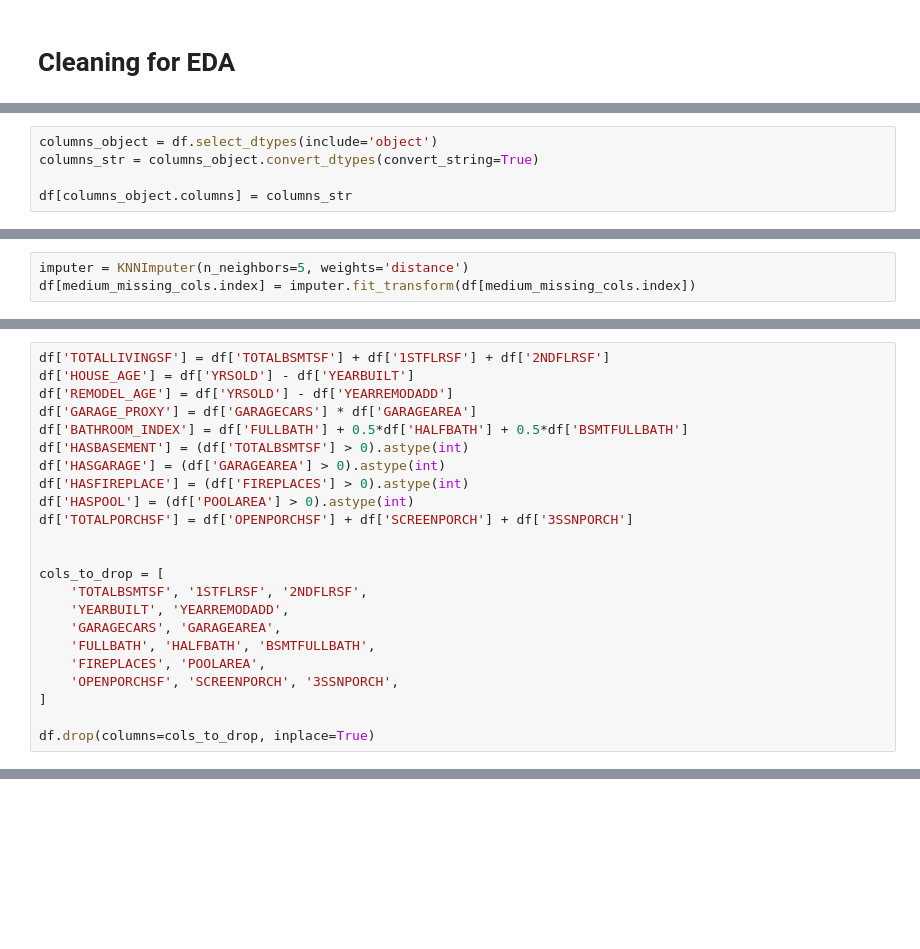
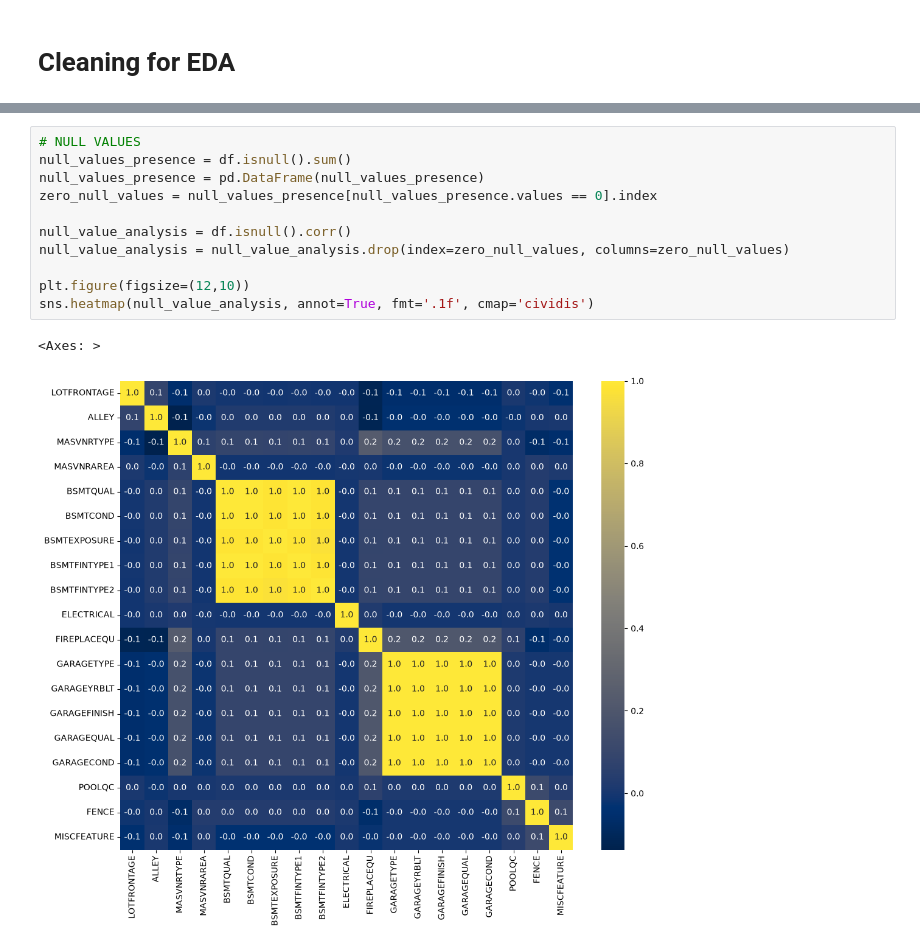
Before and after one commit to lucasamtaylor01/KaggleGettingStarted, a Jupyter notebook: 02_HOUSING_PRICES/noteboks/01_cleaning_for_eda.ipynb, the cells around one changed output, grey strips where cells are left out. Saved outputs shown, nothing was run; the diff lists cells and outputs as text; blank space fills up the shorter version.

```diff
--- a/02_HOUSING_PRICES/noteboks/01_cleaning_for_eda.ipynb
+++ b/02_HOUSING_PRICES/noteboks/01_cleaning_for_eda.ipynb
@@ -59,5 +81,0 @@ df.head()
-# %%
-columns_object = df.select_dtypes(include='object')
-columns_str = columns_object.convert_dtypes(convert_string=True)
-
-df[columns_object.columns] = columns_str
@@ -109,3 +103,0 @@ df = df.dropna(subset=low_missing_cols.index)
-# %%
-imputer = KNNImputer(n_neighbors=5, weights='distance')
-df[medium_missing_cols.index] = imputer.fit_transform(df[medium_missing_cols.index])
@@ -114,23 +103,0 @@ df[medium_missing_cols.index] = imputer.fit_transform(df[medium_missing_cols.ind
-# %%
-df['TOTALLIVINGSF'] = df['TOTALBSMTSF'] + df['1STFLRSF'] + df['2NDFLRSF']
-df['HOUSE_AGE'] = df['YRSOLD'] - df['YEARBUILT']
-df['REMODEL_AGE'] = df['YRSOLD'] - df['YEARREMODADD']
-df['GARAGE_PROXY'] = df['GARAGECARS'] * df['GARAGEAREA']
-df['BATHROOM_INDEX'] = df['FULLBATH'] + 0.5*df['HALFBATH'] + 0.5*df['BSMTFULLBATH']
-df['HASBASEMENT'] = (df['TOTALBSMTSF'] > 0).astype(int)
-df['HASGARAGE'] = (df['GARAGEAREA'] > 0).astype(int)
-df['HASFIREPLACE'] = (df['FIREPLACES'] > 0).astype(int)
-df['HASPOOL'] = (df['POOLAREA'] > 0).astype(int)
-df['TOTALPORCHSF'] = df['OPENPORCHSF'] + df['SCREENPORCH'] + df['3SSNPORCH']
-
-
-cols_to_drop = [
-    'TOTALBSMTSF', '1STFLRSF', '2NDFLRSF',
-    'YEARBUILT', 'YEARREMODADD',
-    'GARAGECARS', 'GARAGEAREA',
-    'FULLBATH', 'HALFBATH', 'BSMTFULLBATH',
-    'FIREPLACES', 'POOLAREA',
-    'OPENPORCHSF', 'SCREENPORCH', '3SSNPORCH',
-]
-
-df.drop(columns=cols_to_drop, inplace=True)
@@ -273,0 +118,14 @@ EDA saved (test_eda.csv) — shape: (1459, 74)
+# %%
+# NULL VALUES
+null_values_presence = df.isnull().sum()
+null_values_presence = pd.DataFrame(null_values_presence)
+zero_null_values = null_values_presence[null_values_presence.values == 0].index
+
+null_value_analysis = df.isnull().corr()
+null_value_analysis = null_value_analysis.drop(index=zero_null_values, columns=zero_null_values)
+
+plt.figure(figsize=(12,10))
+sns.heatmap(null_value_analysis, annot=True, fmt='.1f', cmap='cividis')
+# %% [output]
+<Axes: >
+[figure, added]
```
Also changed, not shown: parts of 25 cells of this notebook, 2 other files.
